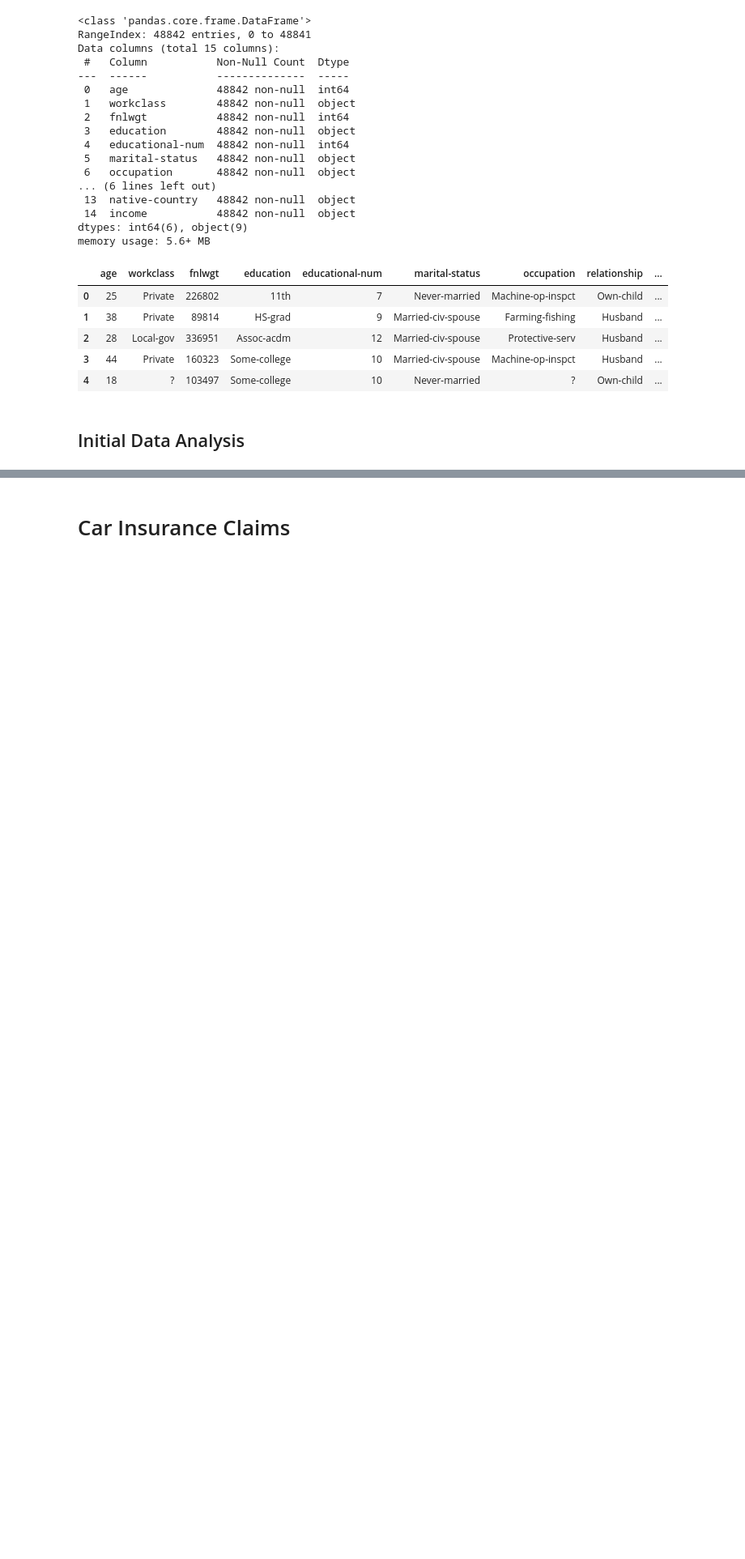
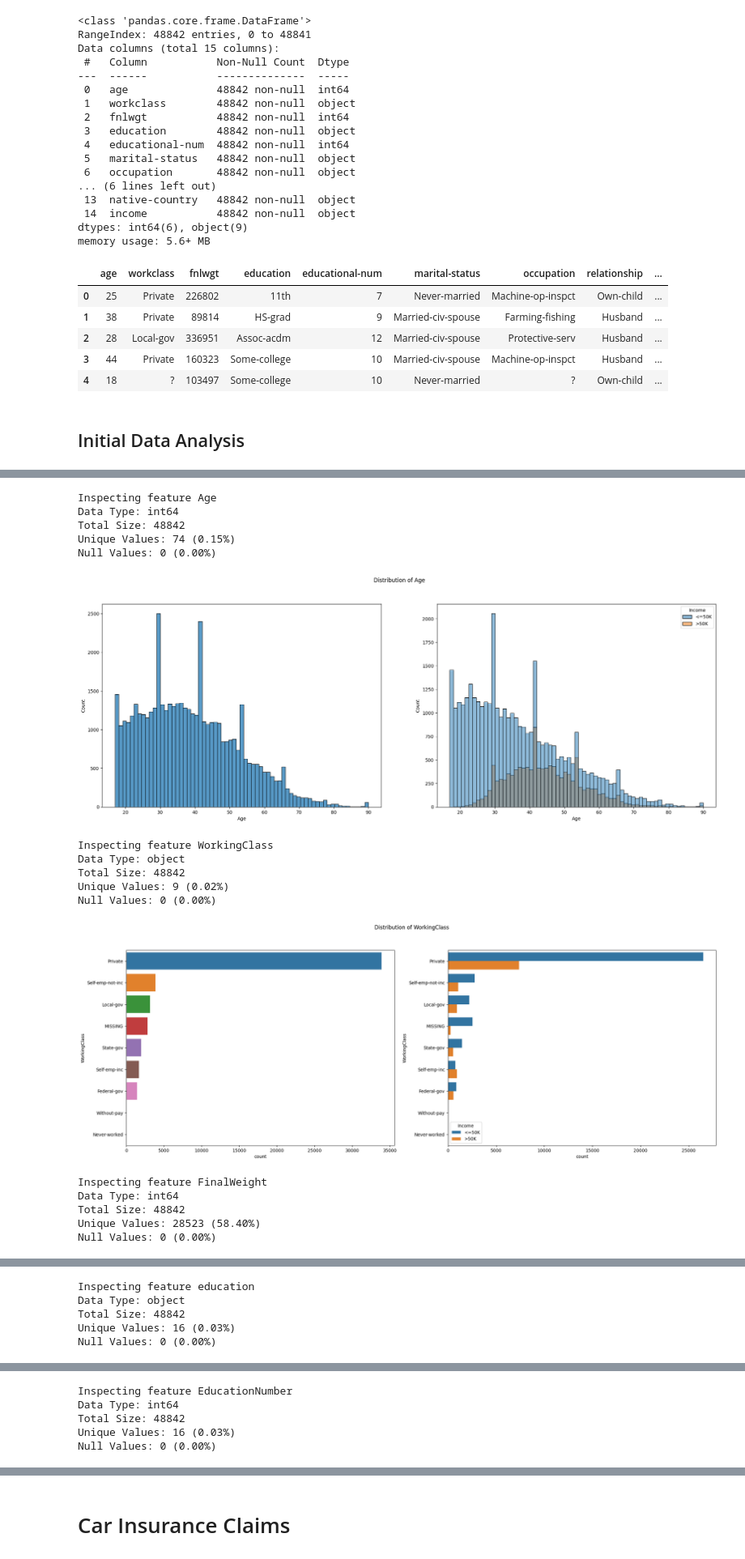
Before and after one commit to YoungVoid/Machine-Learning, a Jupyter notebook: Machine_Learning.ipynb, the cells around one changed output, grey strips where cells are left out. Shown at 81% size. Saved outputs shown, nothing was run; the diff lists cells and outputs as text; code cells hidden in the pictures; blank space fills up the shorter version.

```diff
--- a/Machine_Learning.ipynb
+++ b/Machine_Learning.ipynb
@@ -132,0 +307,9 @@ There are a number of missing values, represented by a ? instead of being Null.
+# %%
+# Find categorical columns with columns with missing values
+for col in df_adult_income_explore.select_dtypes('object'):
+  try:
+    missingCount = df_adult_income_explore[col].value_counts()['?']
+    totalCount = df_adult_income_explore[col].value_counts().sum()
+    print(f'Column: {col}\nMissing: {missingCount} ({missingCount/totalCount*100:.2f}%)\n')
+  except KeyError:
+    continue
@@ -132,0 +407,6 @@ There are a number of missing values, represented by a ? instead of being Null.
+# %%
+# Set missing values to MISSING for graphs
+placeholder = 'MISSING'
+df_adult_income_explore['WorkingClass'].fillna(value=placeholder,inplace=True)
+df_adult_income_explore['Occupation'].fillna(value=placeholder,inplace=True)
+df_adult_income_explore['Country'].fillna(value=placeholder,inplace=True)
@@ -132,0 +504,22 @@ There are a number of missing values, represented by a ? instead of being Null.
+# %%
+for col in df_adult_income_explore.drop(columns='Income').columns:
+  InspectFeature(col)
+  print()
+# %% [output]
+Inspecting feature Age
+Data Type: int64
+Total Size: 48842
+Unique Values: 74 (0.15%)
+Null Values: 0 (0.00%)
+[figure, added]
+Inspecting feature WorkingClass
+Data Type: object
+Total Size: 48842
+Unique Values: 9 (0.02%)
+Null Values: 0 (0.00%)
+[figure, added]
+Inspecting feature FinalWeight
+Data Type: int64
+Total Size: 48842
+Unique Values: 28523 (58.40%)
+Null Values: 0 (0.00%)
@@ -132,0 +527,5 @@ There are a number of missing values, represented by a ? instead of being Null.
+Inspecting feature education
+Data Type: object
+Total Size: 48842
+Unique Values: 16 (0.03%)
+Null Values: 0 (0.00%)
@@ -132,0 +533,5 @@ There are a number of missing values, represented by a ? instead of being Null.
+Inspecting feature EducationNumber
+Data Type: int64
+Total Size: 48842
+Unique Values: 16 (0.03%)
+Null Values: 0 (0.00%)
```
Also changed, not shown: parts of 32 cells of this notebook.
